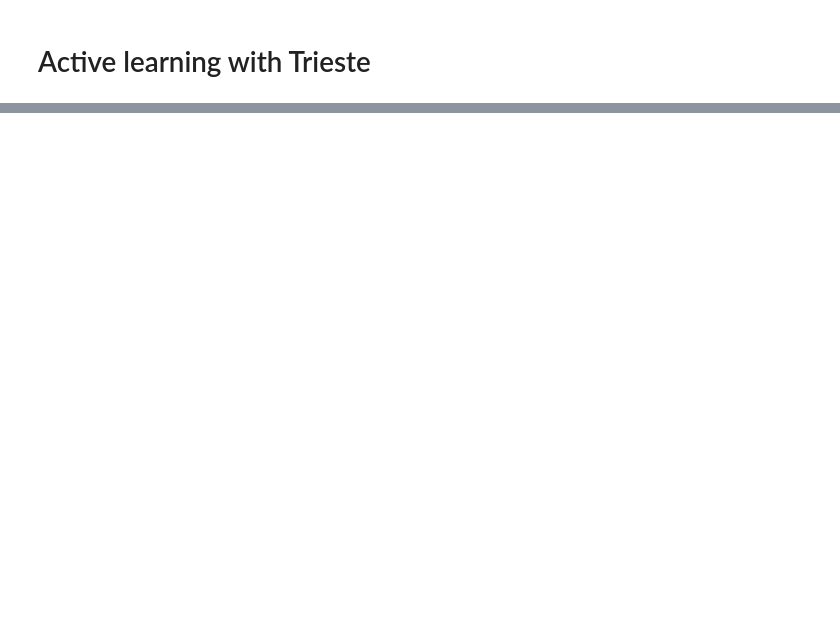
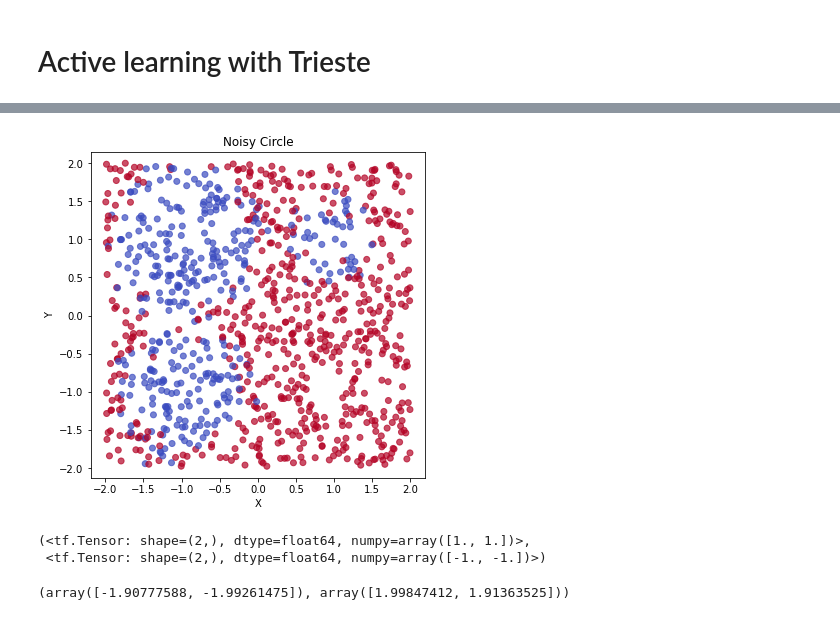
Before and after one commit to predict-idlab/OnlineNeuro, a Jupyter notebook: notebooks/GP_binary example.ipynb, the cells around one changed output, grey strips where cells are left out. Cells and saved outputs as stored; diff of their text form; code cells hidden in the pictures; blank space fills up the shorter version.

```diff
--- a/notebooks/GP_binary example.ipynb
+++ b/notebooks/GP_binary example.ipynb
@@ -926,0 +72,46 @@ plt.show()
+# %%
+import trieste
+from online_neuro.utils import CustomMinMaxScaler, SearchSpacePipeline
+from trieste.data import Dataset
+
+# Partially initialize the function.
+# Replace init_fun with a class/call that returns either 0,1 for a classification problrm, or a continuous value to minimize/maximize
+init_fun = partial(multiple_circles, radius=[0.5, 0.8, 1],
+                   noise= [0.1, 0.15, 0.1],
+                   center=[[1, 1], [-1, -1], [-1, 1]])
+
+lb = [-2, -2]
+ub = [2, 2]
+
+search_space = trieste.space.Box(lower=[-1,-1],
+                                 upper=[1,1])
+
+#Don't worry about this odditiy, is used in the other problems as a single feature, i.e. position
+# can have multiple dimensions pos_0 = [x0,y0], pos_1 = [x1,y1] , etc...
+feature_map = {f'x_{i+1}':i for i in range(len(lb))}
+feature_names = list(feature_map.keys())
+
+scaler = CustomMinMaxScaler(feature_min=lb,
+                            feature_max=ub,
+                            output_range=(-1,1))
+
+#search_space_pipe chains normalizing inputs/outputs and sampling methods (we want to see features in normal scale, but we want the BO to recieve normalized values).
+#
+search_space_pipe = SearchSpacePipeline(search_space=search_space,
+                                        mapping=feature_map,
+                                        feature_names=feature_names,
+                                        scaler=scaler)
+# %%
+# The "Solution" observed a large amount of samples
+x = np.random.uniform(-2, 2, size=(1000, 2))
+y = init_fun(x[:,0], x[:,1])
+
+plt.figure(figsize=(6, 6))
+plt.scatter(x[:,0], x[:,1], c=y, cmap='coolwarm', alpha=0.7)
+plt.title('Noisy Circle')
+plt.xlabel('X')
+plt.ylabel('Y')
+plt.axis('equal')
+plt.show()
+# %% [output]
+[figure, added]
@@ -926,0 +124,5 @@ plt.show()
+# %%
+search_space_pipe.search_space.upper,search_space_pipe.search_space.lower
+# %% [output]
+(<tf.Tensor: shape=(2,), dtype=float64, numpy=array([1., 1.])>,
+ <tf.Tensor: shape=(2,), dtype=float64, numpy=array([-1., -1.])>)
@@ -926,0 +145,4 @@ plt.show()
+# %%
+qp_array.min(axis=0),qp_array.max(axis=0)
+# %% [output]
+(array([-1.90777588, -1.99261475]), array([1.99847412, 1.91363525]))
```
Also changed, not shown: parts of 78 cells of this notebook, 3 other files.
